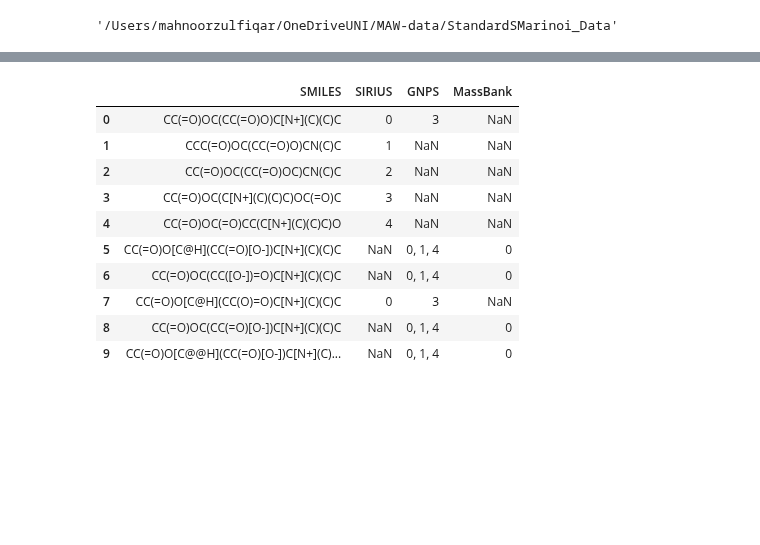
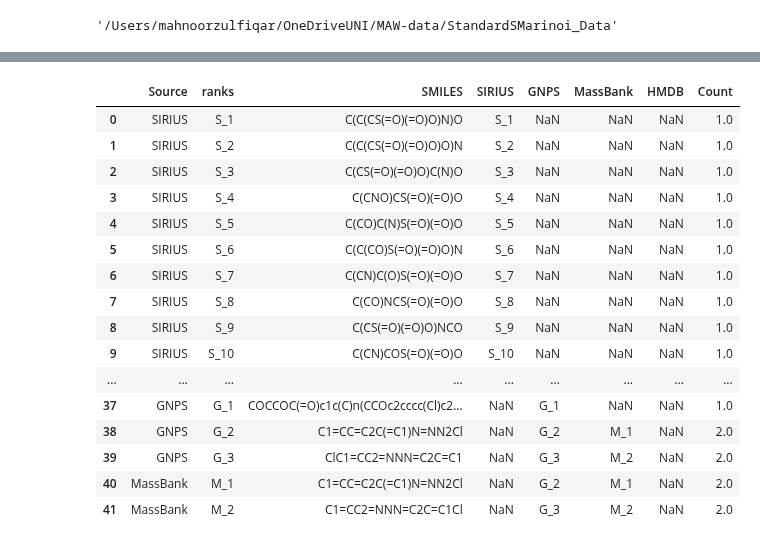
Before and after one commit to zmahnoor14/MAW, a Jupyter notebook: checkpython_function.ipynb, the cells around one changed output, grey strips where cells are left out. Saved outputs shown, nothing was run; the diff lists cells and outputs as text; code cells hidden in the pictures; blank space fills up the shorter version.

```diff
--- a/checkpython_function.ipynb
+++ b/checkpython_function.ipynb
@@ -39,11 +39,3 @@ input_dir = "/Users/mahnoorzulfiqar/OneDriveUNI/MAW-data/StandardSMarinoi_Data"
 input_dir
 # %% [output]
 '/Users/mahnoorzulfiqar/OneDriveUNI/MAW-data/StandardSMarinoi_Data'
-# %%
-entries = []
-# entry is all files and folders in input_dir
-for entry in os.listdir(input_dir):
-     #if the entry is also a directory
-    if os.path.isdir(os.path.join(input_dir, entry)):
-        print(entry)
-        entries.append(entry)
@@ -65,3 +41,0 @@ VN_211016_Sc_st_PRM_neg
-# %%
-entry = entries[2]
-entry
@@ -604 +1018,21 @@ IndentationError: expected an indented block after 'elif' statement on line 278
+# %%
+one_candidate_selection(sm, Source = "SGM")
+# %% [output]
+|  | Source | ranks | SMILES | SIRIUS | GNPS | MassBank | HMDB | Count |
+| 0 | SIRIUS | S_1 | C(C(CS(=O)(=O)O)N)O | S_1 | NaN | NaN | NaN | 1.0 |
+| 1 | SIRIUS | S_2 | C(C(CS(=O)(=O)O)O)N | S_2 | NaN | NaN | NaN | 1.0 |
+| 2 | SIRIUS | S_3 | C(CS(=O)(=O)O)C(N)O | S_3 | NaN | NaN | NaN | 1.0 |
+| 3 | SIRIUS | S_4 | C(CNO)CS(=O)(=O)O | S_4 | NaN | NaN | NaN | 1.0 |
+| 4 | SIRIUS | S_5 | C(CO)C(N)S(=O)(=O)O | S_5 | NaN | NaN | NaN | 1.0 |
+| 5 | SIRIUS | S_6 | C(C(CO)S(=O)(=O)O)N | S_6 | NaN | NaN | NaN | 1.0 |
+| 6 | SIRIUS | S_7 | C(CN)C(O)S(=O)(=O)O | S_7 | NaN | NaN | NaN | 1.0 |
+| 7 | SIRIUS | S_8 | C(CO)NCS(=O)(=O)O | S_8 | NaN | NaN | NaN | 1.0 |
+| 8 | SIRIUS | S_9 | C(CS(=O)(=O)O)NCO | S_9 | NaN | NaN | NaN | 1.0 |
+| 9 | SIRIUS | S_10 | C(CN)COS(=O)(=O)O | S_10 | NaN | NaN | NaN | 1.0 |
+| ... | ... | ... | ... | ... | ... | ... | ... | ... |
+| 37 | GNPS | G_1 | COCCOC(=O)c1c(C)n(CCOc2cccc(Cl)c2... | NaN | G_1 | NaN | NaN | 1.0 |
+| 38 | GNPS | G_2 | C1=CC=C2C(=C1)N=NN2Cl | NaN | G_2 | M_1 | NaN | 2.0 |
+| 39 | GNPS | G_3 | ClC1=CC2=NNN=C2C=C1 | NaN | G_3 | M_2 | NaN | 2.0 |
+| 40 | MassBank | M_1 | C1=CC=C2C(=C1)N=NN2Cl | NaN | G_2 | M_1 | NaN | 2.0 |
+| 41 | MassBank | M_2 | C1=CC2=NNN=C2C=C1Cl | NaN | G_3 | M_2 | NaN | 2.0 |
 # %%
@@ -646,14 +1141,0 @@ for smiles, rows in sm.iterrows():
-# %%
-sm # discuss with Maria tomorrow
-# %% [output]
-|  | SMILES | SIRIUS | GNPS | MassBank |
-| 0 | CC(=O)OC(CC(=O)O)C[N+](C)(C)C | 0 | 3 | NaN |
-| 1 | CCC(=O)OC(CC(=O)O)CN(C)C | 1 | NaN | NaN |
-| 2 | CC(=O)OC(CC(=O)OC)CN(C)C | 2 | NaN | NaN |
-| 3 | CC(=O)OC(C[N+](C)(C)C)OC(=O)C | 3 | NaN | NaN |
-| 4 | CC(=O)OC(=O)CC(C[N+](C)(C)C)O | 4 | NaN | NaN |
-| 5 | CC(=O)O[C@H](CC(=O)[O-])C[N+](C)(C)C | NaN | 0, 1, 4 | 0 |
-| 6 | CC(=O)OC(CC([O-])=O)C[N+](C)(C)C | NaN | 0, 1, 4 | 0 |
-| 7 | CC(=O)O[C@H](CC(O)=O)C[N+](C)(C)C | 0 | 3 | NaN |
-| 8 | CC(=O)OC(CC(=O)[O-])C[N+](C)(C)C | NaN | 0, 1, 4 | 0 |
-| 9 | CC(=O)O[C@@H](CC(=O)[O-])C[N+](C)... | NaN | 0, 1, 4 | 0 |
```
Also changed, not shown: parts of 15 cells of this notebook, 2 other files.
